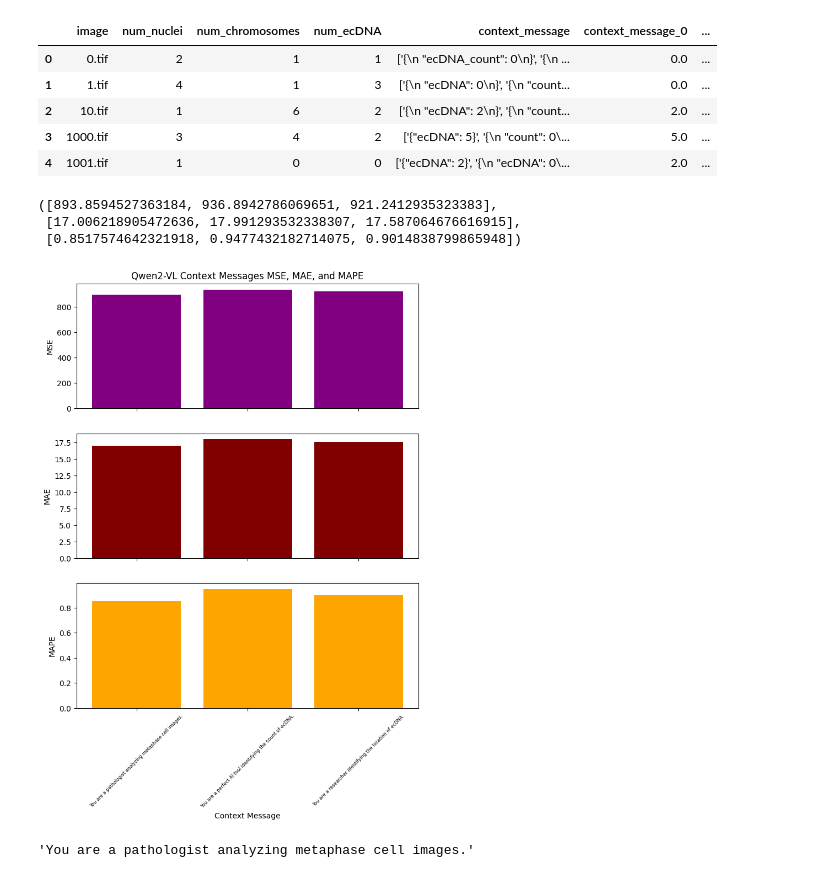
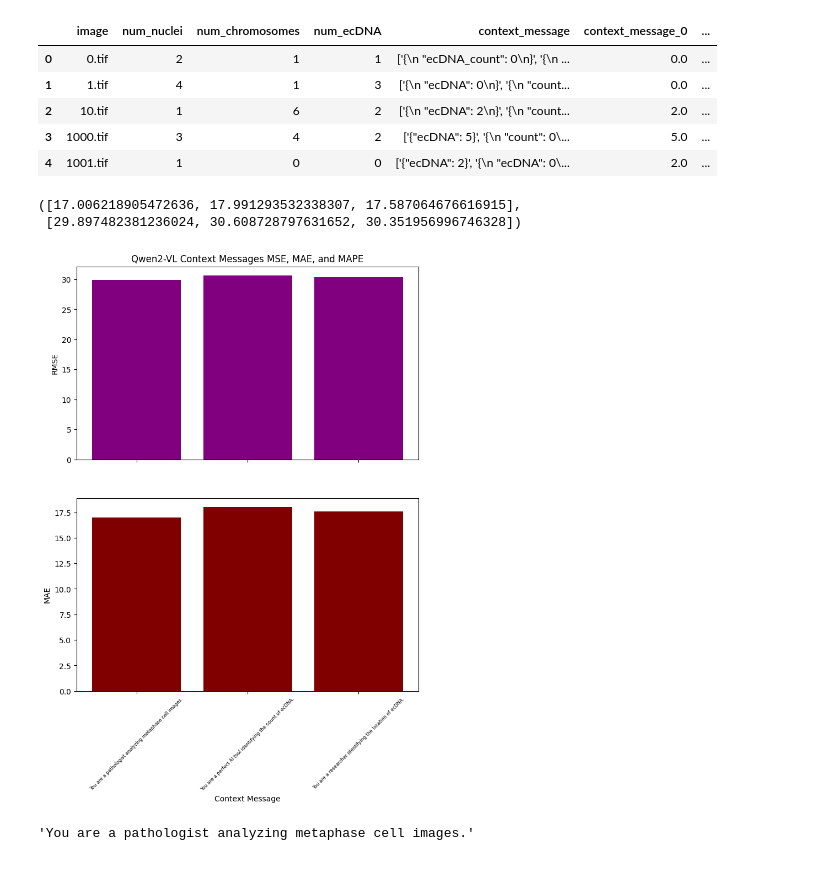
Before and after one commit to architp3/ecdna-analysis, a Jupyter notebook: qwen/metrics.ipynb, the cells around one changed output. Drawn from its saved outputs; the diff is of its cells as text; code cells hidden in the pictures.

````diff
--- a/qwen/metrics.ipynb
+++ b/qwen/metrics.ipynb
@@ -47,11 +47,10 @@ def calc_metrics(actual, predicted):
 
     actual, predicted = filter_data(actual, predicted)
 
-    MSE = ((predicted - actual) ** 2).mean()
+    RMSE = np.sqrt(((predicted - actual) ** 2).mean())
     MAE = (((predicted - actual)).abs()).mean()
-    MAPE = (((predicted - actual) / actual).abs()).mean()
 
-    return MSE, MAE, MAPE
+    return MAE, RMSE
 # %% [markdown]
 # Global Variables
 # %%
@@ -163,16 +160,14 @@ temp_adj_df.head()
 # %%
 # Parse results
 
-temp_adj_MSE = []
+temp_adj_RMSE = []
 temp_adj_MAE = []
-temp_adj_MAPE = []
 
 for i in range(len(temperatures)):
     temp_adj_df[f'temp_adj_{temperatures[i]}'] = temp_adj_df['temp_adj'].apply(lambda x: parse_result((x[1:-1].split(','))[i]))
-    MSE, MAE, MAPE = calc_metrics(temp_adj_df['num_ecDNA'], temp_adj_df[f'temp_adj_{temperatures[i]}'])
-    temp_adj_MSE.append(MSE)
+    RMSE, MAE = calc_metrics(temp_adj_df['num_ecDNA'], temp_adj_df[f'temp_adj_{temperatures[i]}'])
+    temp_adj_RMSE.append(RMSE)
     temp_adj_MAE.append(MAE)
-    temp_adj_MAPE.append(MAPE)
 
 temp_adj_df.head()
 # %% [output]
@@ -268,20 +255,17 @@ agg_results_df.head()
 | 3 | 1000.tif | 3 | 4 | 2 | ['{\n "ecDNA": 3\n}', '{\n "ecDNA... |
 | 4 | 1001.tif | 1 | 0 | 0 | ['```json\n{\n "ecDNA": 3\n}\n```... |
 # %%
-agg_results_MSE = []
+agg_results_RMSE = []
 agg_results_MAE = []
-agg_results_MAPE = []
 
 for i in range(num_trials):
     agg_results_df[f'agg_results_{i+1}'] = agg_results_df['agg_results'].apply(lambda x: parse_result((x[1:-1].split(','))[i]))
-    MSE, MAE, MAPE = calc_metrics(agg_results_df['num_ecDNA'], agg_results_df[f'agg_results_{i+1}'])
-    agg_results_MSE.append(MSE)
+    RMSE, MAE = calc_metrics(agg_results_df['num_ecDNA'], agg_results_df[f'agg_results_{i+1}'])
+    agg_results_RMSE.append(RMSE)
     agg_results_MAE.append(MAE)
-    agg_results_MAPE.append(MAPE)
 
-agg_results_MSE.append(sum(agg_results_MSE)/num_trials)
+agg_results_RMSE.append(sum(agg_results_RMSE)/num_trials)
 agg_results_MAE.append(sum(agg_results_MAE)/num_trials)
-agg_results_MAPE.append(sum(agg_results_MAPE)/num_trials)
 
 agg_results_df.head()
 # %% [output]
@@ -346,16 +321,14 @@ context_messages_df.head()
 # %%
 # Parse results
 
-context_messages_MSE = []
+context_messages_RMSE = []
 context_messages_MAE = []
-context_messages_MAPE = []
 
 for i in range(len(context_messages)):
     context_messages_df[f'context_message_{i}'] = context_messages_df['context_message'].apply(lambda x: parse_result((x[1:-1].split(','))[i]))
-    MSE, MAE, MAPE = calc_metrics(context_messages_df['num_ecDNA'], context_messages_df[f'context_message_{i}'])
-    context_messages_MSE.append(MSE)
+    MAE, RMSE = calc_metrics(context_messages_df['num_ecDNA'], context_messages_df[f'context_message_{i}'])
+    context_messages_RMSE.append(RMSE)
     context_messages_MAE.append(MAE)
-    context_messages_MAPE.append(MAPE)
 
 context_messages_df.head()
 # %% [output]
@@ -365,32 +338,28 @@ context_messages_df.head()
 | 2 | 10.tif | 1 | 6 | 2 | ['{\n "ecDNA": 2\n}', '{\n "count... | 2.0 | ... |
 | 3 | 1000.tif | 3 | 4 | 2 | ['{"ecDNA": 5}', '{\n "count": 0\... | 5.0 | ... |
 | 4 | 1001.tif | 1 | 0 | 0 | ['{"ecDNA": 2}', '{\n "ecDNA": 0\... | 2.0 | ... |
-# %%
-context_messages_MSE, context_messages_MAE, context_messages_MAPE
-# %% [output]
-([893.8594527363184, 936.8942786069651, 921.2412935323383],
- [17.006218905472636, 17.991293532338307, 17.587064676616915],
- [0.8517574642321918, 0.9477432182714075, 0.9014838799865948])
+# %%
+context_messages_MAE, context_messages_RMSE
+# %% [output]
+([17.006218905472636, 17.991293532338307, 17.587064676616915],
+ [29.897482381236024, 30.608728797631652, 30.351956996746328])
 # %%
 # Generate graphs
-figs, axes = plt.subplots(3, figsize=(8,10))
-axes[0].bar(x=context_messages, height=context_messages_MSE, color='purple')
+figs, axes = plt.subplots(2, figsize=(8,10))
+axes[0].bar(x=context_messages, height=context_messages_RMSE, color='purple')
 axes[1].bar(x=context_messages, height=context_messages_MAE, color='maroon')
-axes[2].bar(x=context_messages, height=context_messages_MAPE, color='orange')
 
-axes[0].set_ylabel('MSE')
+axes[0].set_ylabel('RMSE')
 axes[1].set_ylabel('MAE')
-axes[2].set_ylabel('MAPE')
 
 axes[0].set_xticklabels([])
-axes[1].set_xticklabels([])
-axes[2].set_xticklabels(axes[2].get_xticklabels(), rotation=45, fontsize=6)
+axes[1].set_xticklabels(axes[1].get_xticklabels(), rotation=45, fontsize=6)
 
-axes[2].set_xlabel('Context Message')
+axes[1].set_xlabel('Context Message')
 axes[0].set_title(f"Qwen2-VL Context Messages MSE, MAE, and MAPE")
 plt.show()
 # %% [output]
-[figure, old version]
+[figure, new version]
 # %%
 context_messages[0]
 # %% [output]
````
Also changed, not shown: parts of 20 cells of this notebook, 1 other file.
